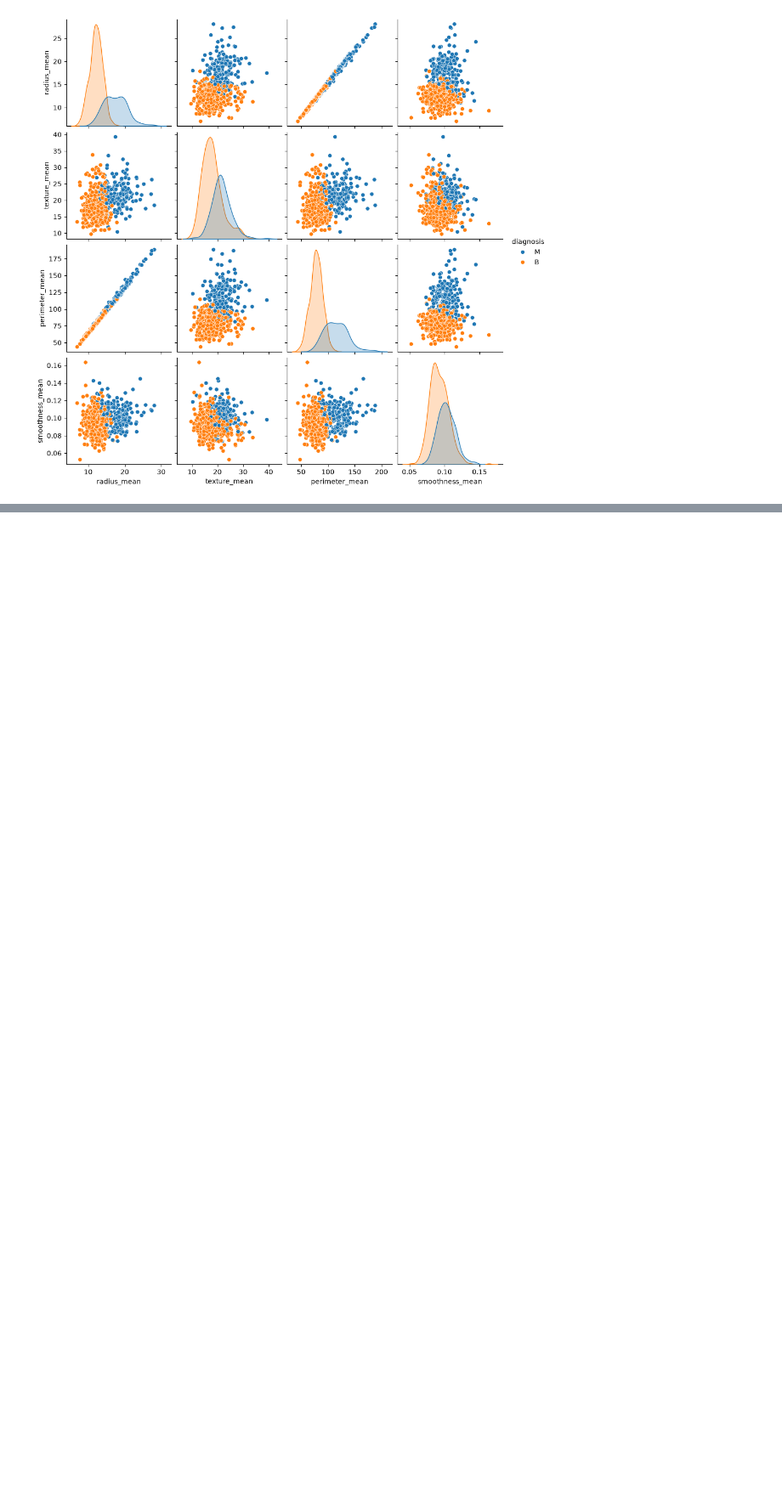
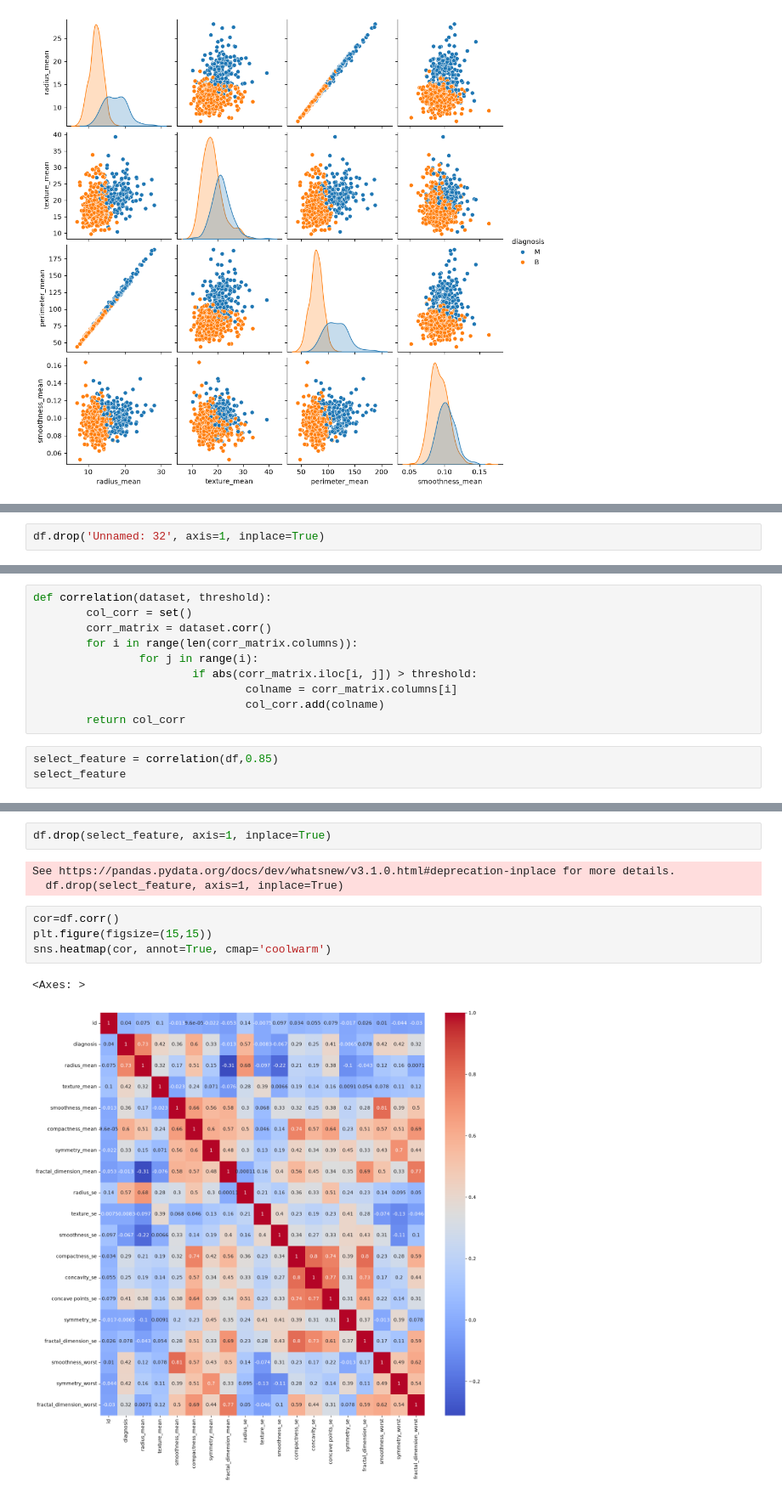
Before and after one commit to Vibe-Coder255/BreastCancerPred, a Jupyter notebook: BreastCancer.ipynb, the cells around one changed output, grey strips where cells are left out. Shown at 85% size. Drawn from its saved outputs; the diff is of its cells as text; blank space fills up the shorter version.

```diff
--- a/BreastCancer.ipynb
+++ b/BreastCancer.ipynb
@@ -99,0 +117,2 @@ sns.pairplot(df[['radius_mean', 'texture_mean', 'perimeter_mean', 'smoothness_me
+# %%
+df.drop('Unnamed: 32', axis=1, inplace=True)
@@ -99,0 +122,13 @@ sns.pairplot(df[['radius_mean', 'texture_mean', 'perimeter_mean', 'smoothness_me
+# %%
+def correlation(dataset, threshold):
+		col_corr = set()
+		corr_matrix = dataset.corr()
+		for i in range(len(corr_matrix.columns)):
+				for j in range(i):
+						if abs(corr_matrix.iloc[i, j]) > threshold:
+								colname = corr_matrix.columns[i]
+								col_corr.add(colname)
+		return col_corr
+# %%
+select_feature = correlation(df,0.85)
+select_feature
@@ -99,0 +149,12 @@ sns.pairplot(df[['radius_mean', 'texture_mean', 'perimeter_mean', 'smoothness_me
+# %%
+df.drop(select_feature, axis=1, inplace=True)
+# %% [output]
+See https://pandas.pydata.org/docs/dev/whatsnew/v3.1.0.html#deprecation-inplace for more details.
+  df.drop(select_feature, axis=1, inplace=True)
+# %%
+cor=df.corr()
+plt.figure(figsize=(15,15))
+sns.heatmap(cor, annot=True, cmap='coolwarm')
+# %% [output]
+<Axes: >
+[figure, added]
```
Also changed, not shown: parts of 20 cells of this notebook.
